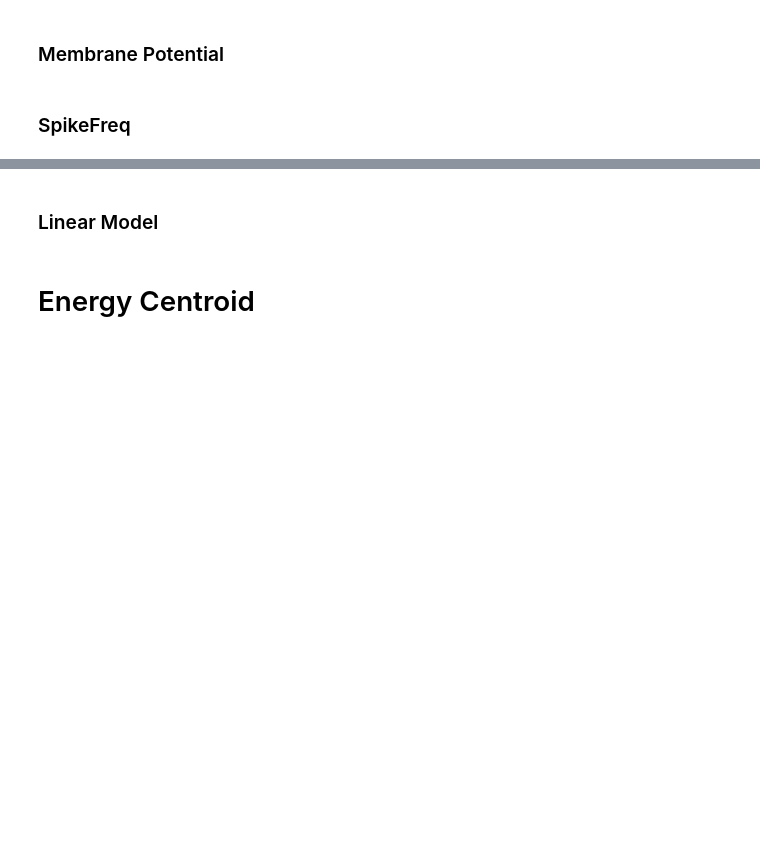
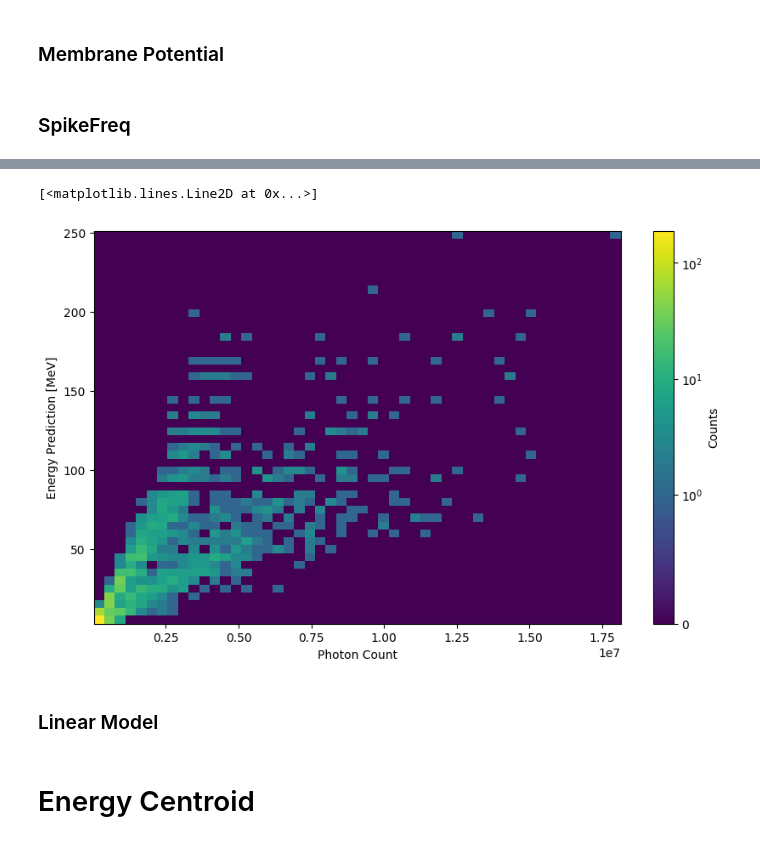
Before and after one commit to enlupi/SNN-Cal, a Jupyter notebook: SNN/SNN.ipynb, the cells around one changed output, grey strips where cells are left out. Cells and saved outputs as stored; diff of their text form; code cells hidden in the pictures; blank space fills up the shorter version.

```diff
--- a/SNN/SNN.ipynb
+++ b/SNN/SNN.ipynb
@@ -502,26 +552,29 @@ train_net.plot_pred_vs_target(50, transform=antitransform, logscale=True, linthr
 # %%
 net.eval()
 all_x = []
 all_predictions = []
 with torch.no_grad():
-    for data, targets in test_load:
+    for data, targets in test_dataset:
         data = data.to(device)
         targets = targets.to(device)
 
         # forward pass
         output = net(data)
         # calculate total accuracy
         pred, acc = predict_spikefreq(output, targets, antitransform)
         all_predictions.extend(pred.tolist())
         all_x.extend(data.sum((1,2)).tolist())
 
 fig = plt.figure(facecolor="w", figsize=(10, 6))
 plt.xlabel("Photon Count")
 plt.ylabel("Energy Prediction [MeV]")
 plt.hist2d(all_x, all_predictions, 50, norm=SymLogNorm(linthresh=1), cmap='viridis')
 # Add a color bar
 plt.colorbar(label='Counts')
 plt.plot([0, 1e5], [0, 1e5], color='white', linewidth=1, linestyle='--')
+# %% [output]
+[<matplotlib.lines.Line2D at 0x...>]
+[figure, added]
 # %% [markdown]
 ### Linear Model
 # %%
```
Also changed, not shown: parts of 12 cells of this notebook, 2 other files.
